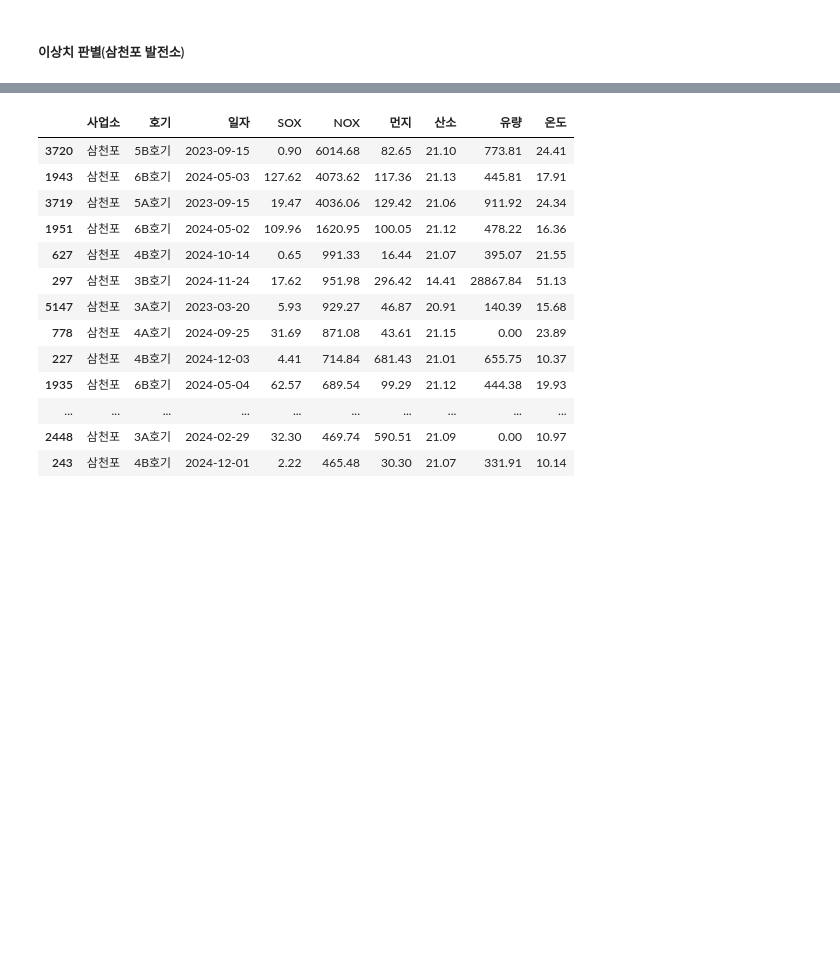
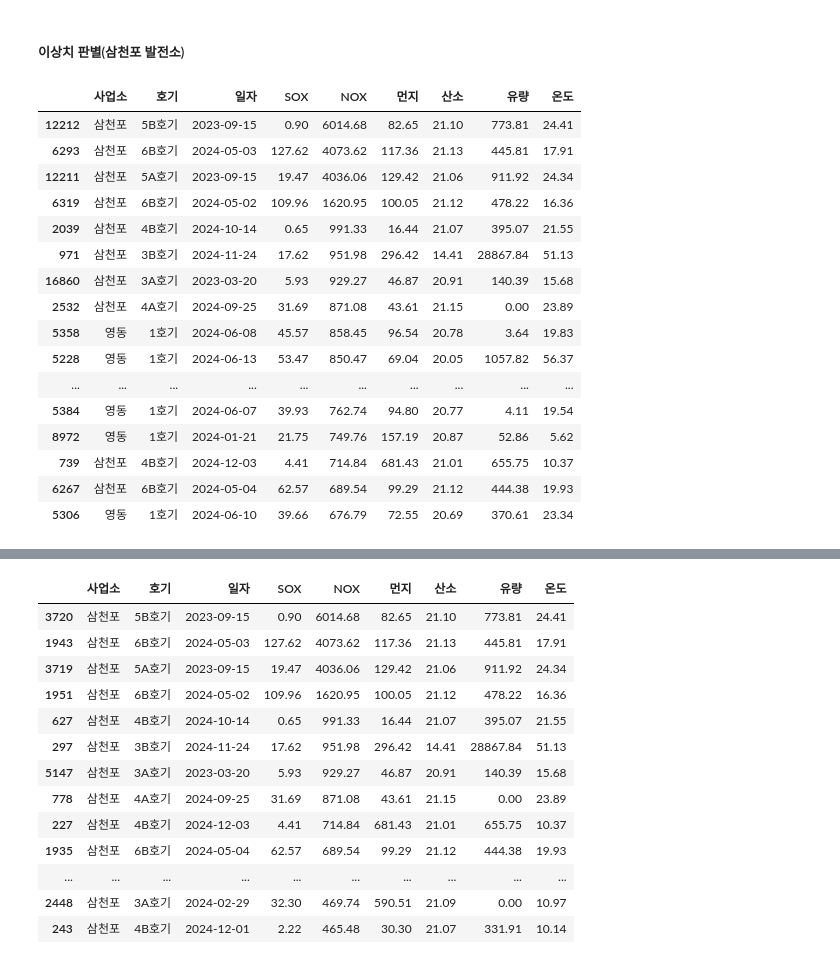
Before and after one commit to industrial-nox-ai/ji, a Jupyter notebook: nox_EDA.ipynb, the cells around one changed output, grey strips where cells are left out. Saved outputs shown, nothing was run; the diff lists cells and outputs as text; code cells hidden in the pictures; blank space fills up the shorter version.

```diff
--- a/nox_EDA.ipynb
+++ b/nox_EDA.ipynb
@@ -276,3 +276,34 @@ plt.show()
 [figure]
 # %% [markdown]
 ##### 이상치 판별(삼천포 발전소)
+# %%
+scp_nox = nox_day.copy()
+scp_nox = scp_nox.reset_index(drop=True)
+
+Q1 = scp_nox['NOX'].quantile(0.25)
+Q3 = scp_nox['NOX'].quantile(0.75)
+IQR = Q3 - Q1
+
+# 이상치 기준 (Q3 + 1.5*IQR)
+outlier_threshold = Q3 + 1.5 * IQR
+outliers = scp_nox[scp_nox['NOX'] > outlier_threshold]
+
+outliers.sort_values('NOX', ascending=False)[:20]
+# %% [output]
+|  | 사업소 | 호기 | 일자 | SOX | NOX | 먼지 | 산소 | 유량 | 온도 |
+| 12212 | 삼천포 | 5B호기 | 2023-09-15 | 0.90 | 6014.68 | 82.65 | 21.10 | 773.81 | 24.41 |
+| 6293 | 삼천포 | 6B호기 | 2024-05-03 | 127.62 | 4073.62 | 117.36 | 21.13 | 445.81 | 17.91 |
+| 12211 | 삼천포 | 5A호기 | 2023-09-15 | 19.47 | 4036.06 | 129.42 | 21.06 | 911.92 | 24.34 |
+| 6319 | 삼천포 | 6B호기 | 2024-05-02 | 109.96 | 1620.95 | 100.05 | 21.12 | 478.22 | 16.36 |
+| 2039 | 삼천포 | 4B호기 | 2024-10-14 | 0.65 | 991.33 | 16.44 | 21.07 | 395.07 | 21.55 |
+| 971 | 삼천포 | 3B호기 | 2024-11-24 | 17.62 | 951.98 | 296.42 | 14.41 | 28867.84 | 51.13 |
+| 16860 | 삼천포 | 3A호기 | 2023-03-20 | 5.93 | 929.27 | 46.87 | 20.91 | 140.39 | 15.68 |
+| 2532 | 삼천포 | 4A호기 | 2024-09-25 | 31.69 | 871.08 | 43.61 | 21.15 | 0.00 | 23.89 |
+| 5358 | 영동 | 1호기 | 2024-06-08 | 45.57 | 858.45 | 96.54 | 20.78 | 3.64 | 19.83 |
+| 5228 | 영동 | 1호기 | 2024-06-13 | 53.47 | 850.47 | 69.04 | 20.05 | 1057.82 | 56.37 |
+| ... | ... | ... | ... | ... | ... | ... | ... | ... | ... |
+| 5384 | 영동 | 1호기 | 2024-06-07 | 39.93 | 762.74 | 94.80 | 20.77 | 4.11 | 19.54 |
+| 8972 | 영동 | 1호기 | 2024-01-21 | 21.75 | 749.76 | 157.19 | 20.87 | 52.86 | 5.62 |
+| 739 | 삼천포 | 4B호기 | 2024-12-03 | 4.41 | 714.84 | 681.43 | 21.01 | 655.75 | 10.37 |
+| 6267 | 삼천포 | 6B호기 | 2024-05-04 | 62.57 | 689.54 | 99.29 | 21.12 | 444.38 | 19.93 |
+| 5306 | 영동 | 1호기 | 2024-06-10 | 39.66 | 676.79 | 72.55 | 20.69 | 370.61 | 23.34 |
```
Also changed, not shown: parts of 3 cells of this notebook, 6 other files.
